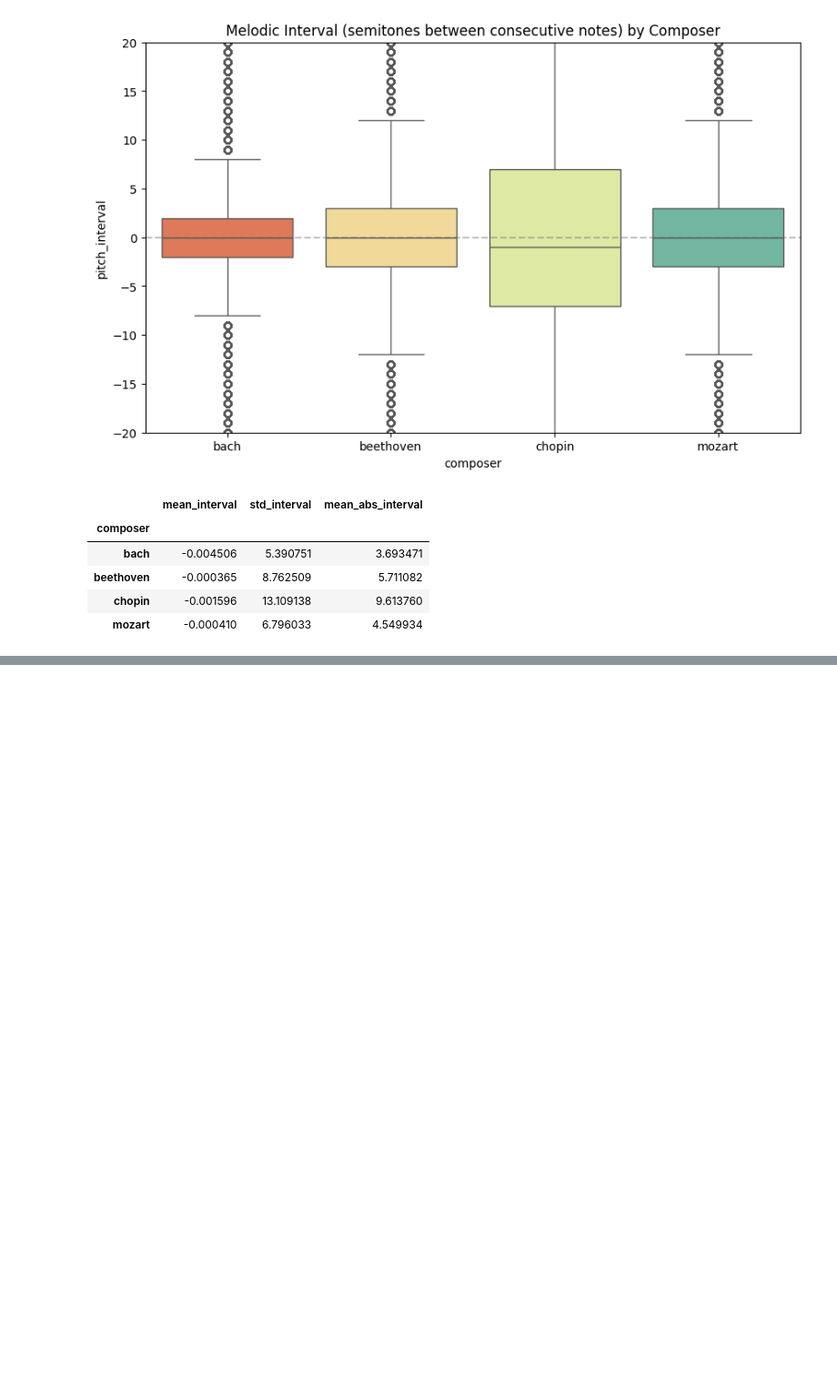
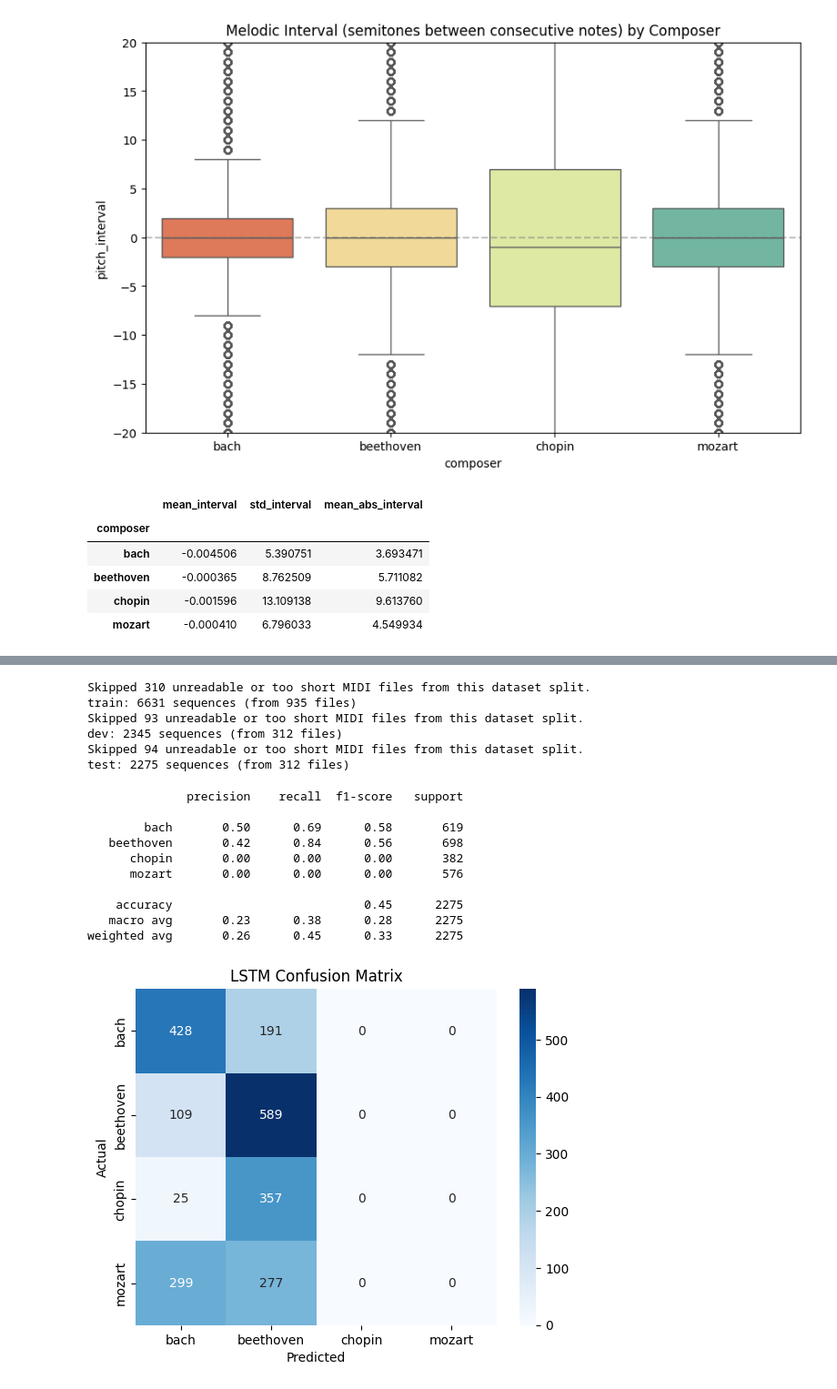
Before and after one commit to dsims21/AAI-511_Music-Identifier, a Jupyter notebook: AAI_511_Group_6_Final_Project.ipynb, the cells around one changed output, grey strips where cells are left out. Shown at 91% size. Drawn from its saved outputs; the diff is of its cells as text; code cells hidden in the pictures; blank space fills up the shorter version.

Commit message:
LSTM training and evaluation

```diff
--- a/AAI_511_Group_6_Final_Project.ipynb
+++ b/AAI_511_Group_6_Final_Project.ipynb
@@ -567,0 +886,52 @@ Passing `palette` without assigning `hue` is deprecated and will be removed in v
+# %%
+from sklearn.metrics import classification_report, confusion_matrix
+import seaborn as sns
+import matplotlib.pyplot as plt
+
+# Reload best LSTM checkpoint and rebuild test loader
+args = parse_args(args=['--model', 'lstm'])
+checkpoint = torch.load('outputs/lstm/best.pt', map_location='cpu', weights_only=False)
+mapping = checkpoint['composer_to_idx']
+inv_mapping = {v: k for k, v in mapping.items()}
+
+model = LSTMClassifier(len(mapping))
+model.load_state_dict(checkpoint['state_dict'])
+model.eval()
+
+loaders, _ = make_loaders(args)
+
+all_preds, all_labels = [], []
+with torch.no_grad():
+    for sequence, labels in loaders['test']:
+        logits = model(sequence)
+        preds = logits.argmax(dim=1)
+        all_preds.extend(preds.tolist())
+        all_labels.extend(labels.tolist())
+
+target_names = [inv_mapping[i] for i in range(len(mapping))]
+print(classification_report(all_labels, all_preds, target_names=target_names))
+
+cm = confusion_matrix(all_labels, all_preds)
+sns.heatmap(cm, annot=True, fmt='d', xticklabels=target_names, yticklabels=target_names, cmap='Blues')
+plt.xlabel('Predicted')
+plt.ylabel('Actual')
+plt.title('LSTM Confusion Matrix')
+plt.show()
+# %% [output]
+Skipped 310 unreadable or too short MIDI files from this dataset split.
+train: 6631 sequences (from 935 files)
+Skipped 93 unreadable or too short MIDI files from this dataset split.
+dev: 2345 sequences (from 312 files)
+Skipped 94 unreadable or too short MIDI files from this dataset split.
+test: 2275 sequences (from 312 files)
+              precision    recall  f1-score   support
+
+        bach       0.50      0.69      0.58       619
+   beethoven       0.42      0.84      0.56       698
+      chopin       0.00      0.00      0.00       382
+      mozart       0.00      0.00      0.00       576
+
+    accuracy                           0.45      2275
+   macro avg       0.23      0.38      0.28      2275
+weighted avg       0.26      0.45      0.33      2275
+[figure, added]
```
Also changed, not shown: parts of 7 cells of this notebook.
